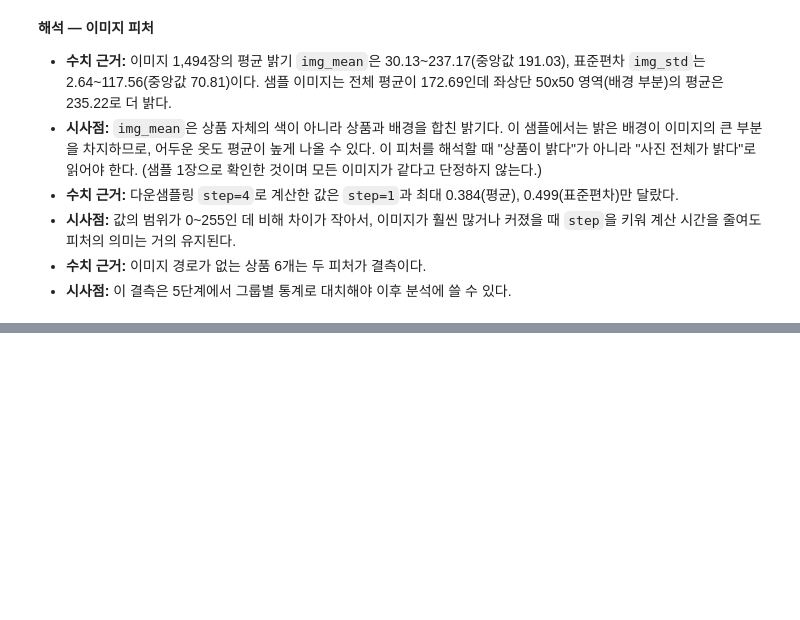
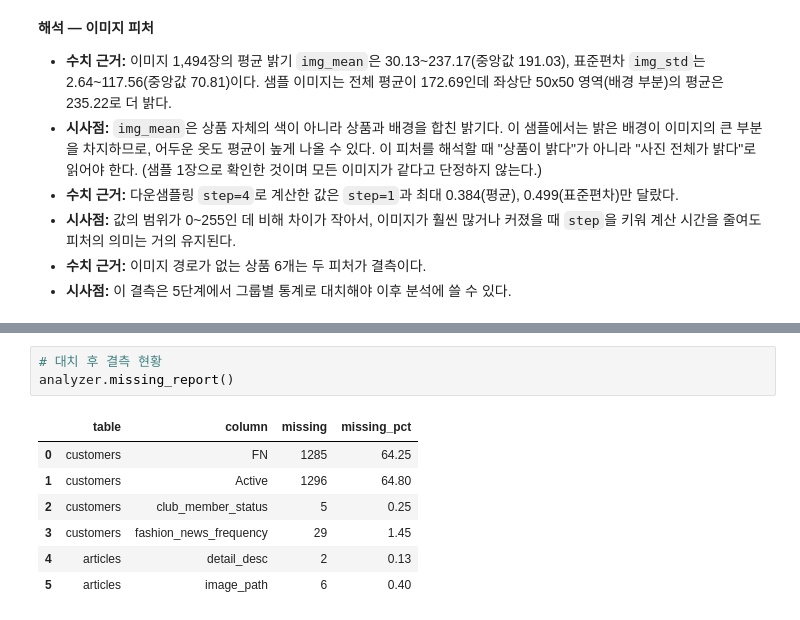
Before and after one commit to kimch0612/Codyssey_A1-1, a Jupyter notebook: notebooks/analysis_report.ipynb, the cells around one changed output, grey strips where cells are left out. Drawn from its saved outputs; the diff is of its cells as text; blank space fills up the shorter version.

```diff
--- a/notebooks/analysis_report.ipynb
+++ b/notebooks/analysis_report.ipynb
@@ -595,0 +691,11 @@ print(f"행 x 열: {articles.shape[0]:,} x {articles.shape[1]} (추가 전 31열
+# %%
+# 대치 후 결측 현황
+analyzer.missing_report()
+# %% [output]
+|  | table | column | missing | missing_pct |
+| 0 | customers | FN | 1285 | 64.25 |
+| 1 | customers | Active | 1296 | 64.80 |
+| 2 | customers | club_member_status | 5 | 0.25 |
+| 3 | customers | fashion_news_frequency | 29 | 1.45 |
+| 4 | articles | detail_desc | 2 | 0.13 |
+| 5 | articles | image_path | 6 | 0.40 |
```
Also changed, not shown: parts of 9 cells of this notebook, 1 other file.
